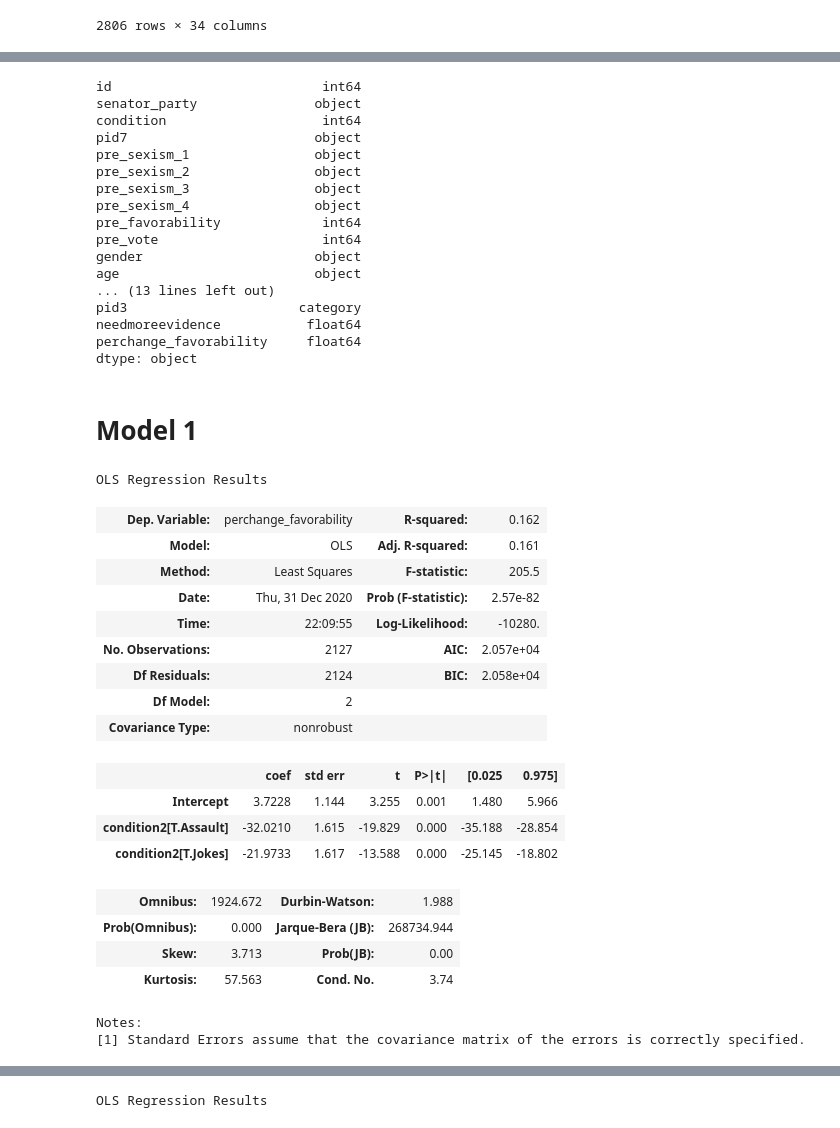
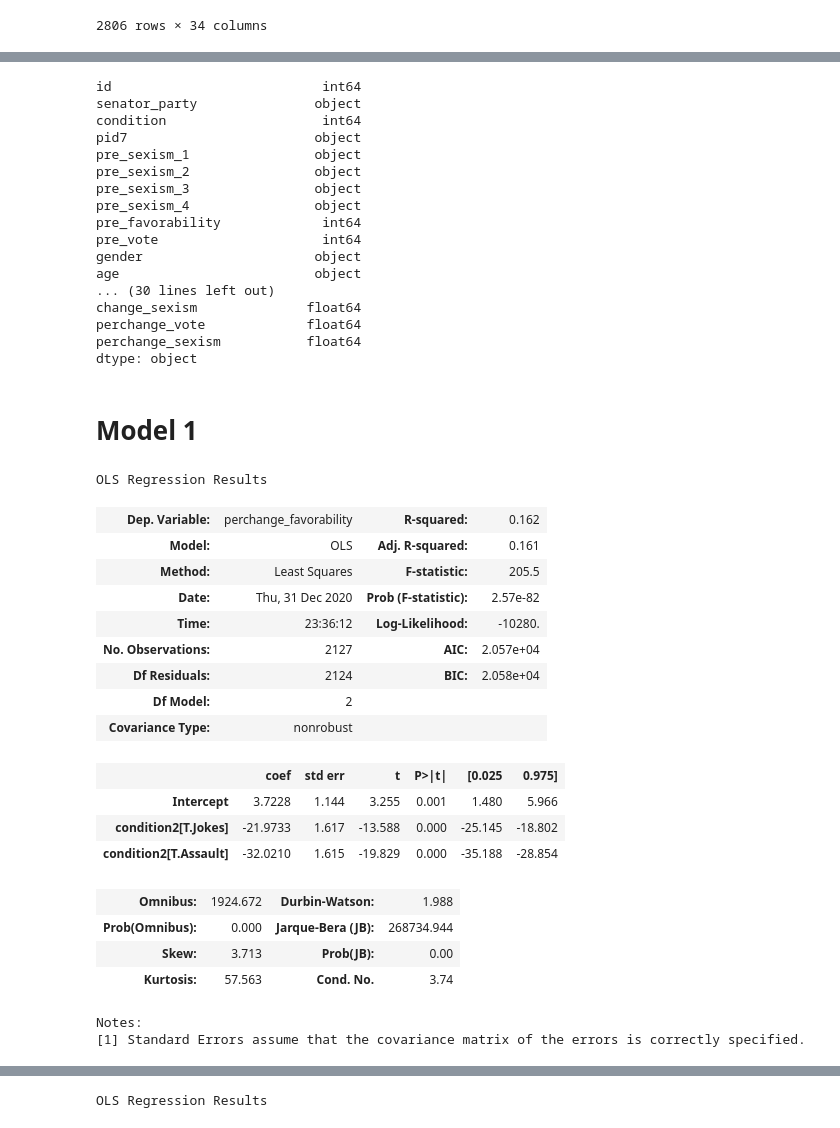
Before and after one commit to mattcingram/rep1_python, a Jupyter notebook: code/rep1_python.ipynb, the cells around one changed output, grey strips where cells are left out. Cells and saved outputs as stored; diff of their text form; code cells hidden in the pictures.

```diff
--- a/code/rep1_python.ipynb
+++ b/code/rep1_python.ipynb
@@ -533 +492,16 @@ df['perchange_favorability'] = (((df.post_favorability+1) - (df.pre_favorability
+# %%
+# recode: post sexism ####
+# sexism_1,2,4 reverse coded
+
+# create same dictionaries as for pre_sexism
+
+# use sexism_dict1 to recode 1, 2, and 4; use sexism_dict2 to recode 3
+# see original R code from authors
+df['post_sexism_1new'] = df.post_sexism_1.map(sexism_dict1)
+df['post_sexism_2new'] = df.post_sexism_2.map(sexism_dict1)
+df['post_sexism_3new'] = df.post_sexism_3.map(sexism_dict2) # using second dictionary here
+df['post_sexism_4new'] = df.post_sexism_4.map(sexism_dict1)
+
+# new variable: post_sexism ####
+df['post_sexism'] = ((df['post_sexism_1new'] + df['post_sexism_2new'] + df['post_sexism_3new'] + df['post_sexism_4new'])/4)
 # %%
@@ -547,0 +523,20 @@ Name: perchange_favorability, Length: 2806, dtype: float64
+# %%
+
+### new variable: raw change from pretest to posttest ####
+# favorability
+df['change_favorability'] = (df.post_favorability+1) - (df.pre_favorability+1)
+
+# vote
+df['change_vote'] = (df.post_vote) - (df.pre_vote)
+
+# sexism
+df['change_sexism'] = (df.post_sexism) - (df.pre_sexism)
+
+### new variable: percent change from pretest to posttest ##### favorability
+df['perchange_favorability'] = (((df.post_favorability+1) - (df.pre_favorability+1))/(df.pre_favorability+1))*100
+
+# vote
+df['perchange_vote'] = (((df.post_vote+1) - (df.pre_vote+1))/(df.pre_vote+1))*100
+
+# sexism
+df['perchange_sexism'] = (((df.post_sexism+1) - (df.pre_sexism+1))/(df.pre_sexism+1))*100
@@ -560,8 +571,8 @@ pre_favorability             int64
 pre_vote                     int64
 gender                      object
 age                         object
-... (13 lines left out)
-pid3                      category
-needmoreevidence           float64
-perchange_favorability     float64
+... (30 lines left out)
+change_sexism              float64
+perchange_vote             float64
+perchange_sexism           float64
 dtype: object
@@ -586,23 +588,25 @@ opppartydat = df[df["sameparty"] != 'Opposite party']
 # %%
 # using statsmodels
 m1 = sm.ols(formula="perchange_favorability ~ condition2",
                 data=samepartydat).fit()
+m2 = sm.ols(formula="perchange_favorability ~ condition2",
+                data=opppartydat).fit()
 m1.summary()
 # %% [output]
 OLS Regression Results
 | Dep. Variable: | perchange_favorability | R-squared: | 0.162 |
 | Model: | OLS | Adj. R-squared: | 0.161 |
 | Method: | Least Squares | F-statistic: | 205.5 |
 | Date: | Thu, 31 Dec 2020 | Prob (F-statistic): | 2.57e-82 |
-| Time: | 22:09:55 | Log-Likelihood: | -10280. |
+| Time: | 23:36:12 | Log-Likelihood: | -10280. |
 | No. Observations: | 2127 | AIC: | 2.057e+04 |
 | Df Residuals: | 2124 | BIC: | 2.058e+04 |
 | Df Model: | 2 |  |  |
 | Covariance Type: | nonrobust |  |  |
 |  | coef | std err | t | P>|t| | [0.025 | 0.975] |
 | Intercept | 3.7228 | 1.144 | 3.255 | 0.001 | 1.480 | 5.966 |
+| condition2[T.Jokes] | -21.9733 | 1.617 | -13.588 | 0.000 | -25.145 | -18.802 |
 | condition2[T.Assault] | -32.0210 | 1.615 | -19.829 | 0.000 | -35.188 | -28.854 |
-| condition2[T.Jokes] | -21.9733 | 1.617 | -13.588 | 0.000 | -25.145 | -18.802 |
 | Omnibus: | 1924.672 | Durbin-Watson: | 1.988 |
 | Prob(Omnibus): | 0.000 | Jarque-Bera (JB): | 268734.944 |
 | Skew: | 3.713 | Prob(JB): | 0.00 |
```
Also changed, not shown: parts of 9 cells of this notebook.
